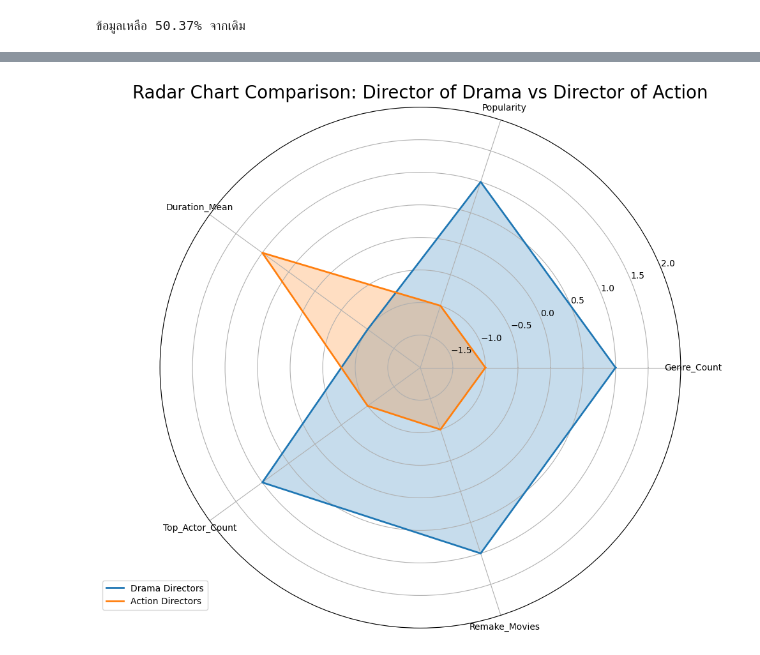
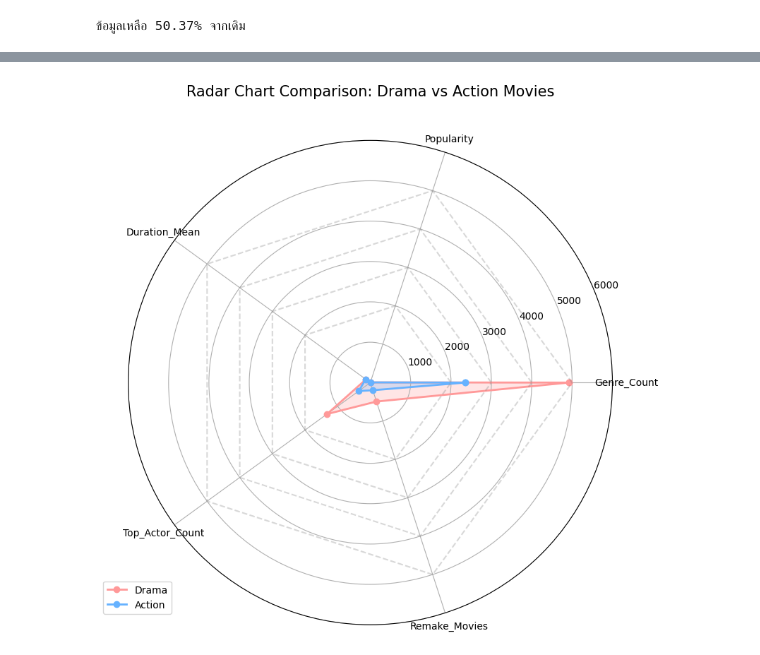
Before and after one commit to thanaprondtn/python_dataviz2024, a Jupyter notebook: HW9.ipynb, the cells around one changed output, grey strips where cells are left out. Drawn from its saved outputs; the diff is of its cells as text; code cells hidden in the pictures.

```diff
--- a/HW9.ipynb
+++ b/HW9.ipynb
@@ -129,0 +137,4 @@ movie_df['Votes'] = movie_df['Votes'].str.replace(',', '').astype(int)
+# %%
+# คำนวณ 75th percentile ของ Popularity จากข้อมูลทั้งหมด
+popularity_threshold = movie_df['Popularity'].quantile(0.75)
+popularity_threshold
@@ -130,4 +143,12 @@ movie_df['Votes'] = movie_df['Votes'].str.replace(',', '').astype(int)
 # %%
-# คัดกรองหนังประเภท Drama และ Action
-drama_df = movie_df[movie_df['Genre'].str.contains('Drama', na=False)].copy()
-action_df = movie_df[movie_df['Genre'].str.contains('Action', na=False)].copy()
+# แยกข้อมูลเป็นหนัง Drama และ Action
+drama_df = movie_df[movie_df['Genre'].str.contains('Drama', na=False)]
+action_df = movie_df[movie_df['Genre'].str.contains('Action', na=False)]
+# %%
+# ฟังก์ชันนับจำนวนนักแสดงที่มี Popularity สูงกว่า threshold
+def count_top_actors(df, threshold):
+    top_actors = set()
+    for col in ['Actor 1', 'Actor 2', 'Actor 3']:
+        actor_popularity = df.groupby(col)['Popularity'].mean()
+        top_actors.update(actor_popularity[actor_popularity > threshold].index)
+    return len(top_actors), list(top_actors)
@@ -189,33 +239,38 @@ dtype: int64            200
 # %%
-# Normalize ข้อมูล
-scaler = StandardScaler()
-summary.iloc[:, 1:] = scaler.fit_transform(summary.iloc[:, 1:])
+# สร้าง Radar Chart
+categories = ['Genre_Count', 'Popularity', 'Duration_Mean', 'Top_Actor_Count', 'Remake_Movies']
+N = len(categories)
 
-# สร้าง Radar Chart
-labels = summary.columns[1:]
-num_vars = len(labels)
-
-angles = np.linspace(0, 2 * np.pi, num_vars, endpoint=False).tolist()
+angles = [n / float(N) * 2 * np.pi for n in range(N)]
 angles += angles[:1]
 
-fig, ax = plt.subplots(figsize=(10, 10), subplot_kw=dict(polar=True))
+fig, ax = plt.subplots(figsize=(12, 8), subplot_kw=dict(polar=True))
 
-for idx, genre in enumerate(['Drama Directors', 'Action Directors']):
-    values = summary[summary['Director'] == genre].iloc[:, 1:].values.flatten().tolist()
+colors = ['#FF9999', '#66B2FF']
+
+for i, genre in enumerate(summary.index):
+    values = summary.loc[genre, categories].values.flatten().tolist()
     values += values[:1]
-    ax.plot(angles, values, linewidth=2, linestyle='solid', label=genre)
-    ax.fill(angles, values, alpha=0.25)
+
+    # ไม่ใช้ np.log1p ในการแปลงค่า
+    ax.plot(angles, values, 'o-', linewidth=2, color=colors[i], label=genre)
+    ax.fill(angles, values, alpha=0.25, color=colors[i])
 
 ax.set_xticks(angles[:-1])
-ax.set_xticklabels(labels)
-ax.set_ylim(-2, 2)
+ax.set_xticklabels(categories, size=10)
 
-# เพิ่ม Legend
-ax.legend(loc='upper right', bbox_to_anchor=(0.1, 0.1))
+# ปรับแกนรัศมีให้เหมาะสมกับข้อมูล
+ax.set_ylim(0, max(summary[categories].max()) * 1.1)
 
-# แสดงผล
-plt.title("Radar Chart Comparison: Director of Drama vs Director of Action", size=20)
+# เพิ่มเส้นตารางวงกลม
+yticks = ax.get_yticks()
+ax.set_yticks(yticks)
+for y in yticks[1:-1]:  # ไม่รวม 0 และค่าสุดท้าย
+    plt.polar(angles, [y] * len(angles), '--', color='grey', alpha=0.3)
+
+plt.legend(loc='upper right', bbox_to_anchor=(0.1, 0.1))
+plt.title("Radar Chart Comparison: Drama vs Action Movies", size=15, y=1.08)
 plt.tight_layout()
 plt.show()
 # %% [output]
-[figure, old version]
+[figure, new version]
```
Also changed, not shown: parts of 14 cells of this notebook.
